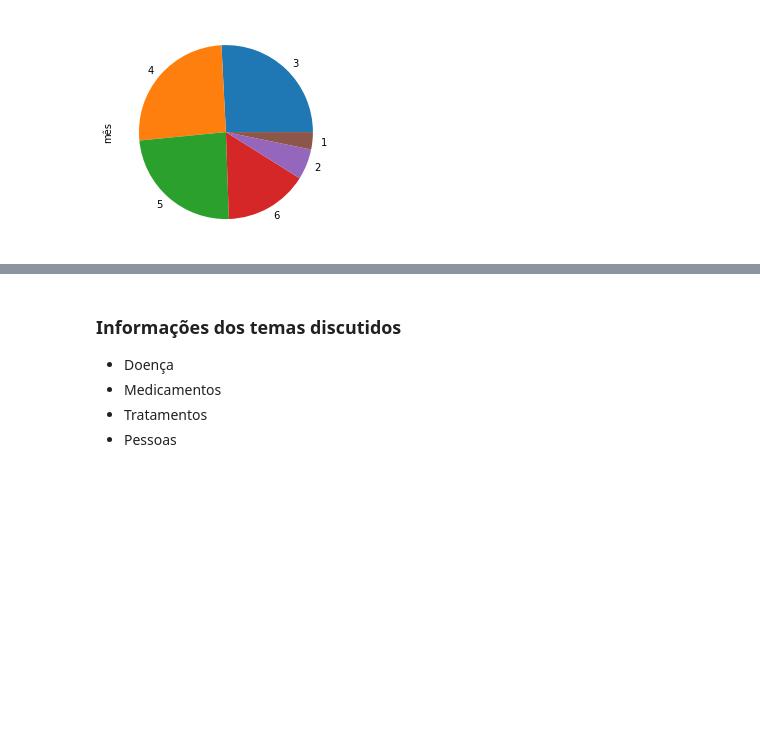
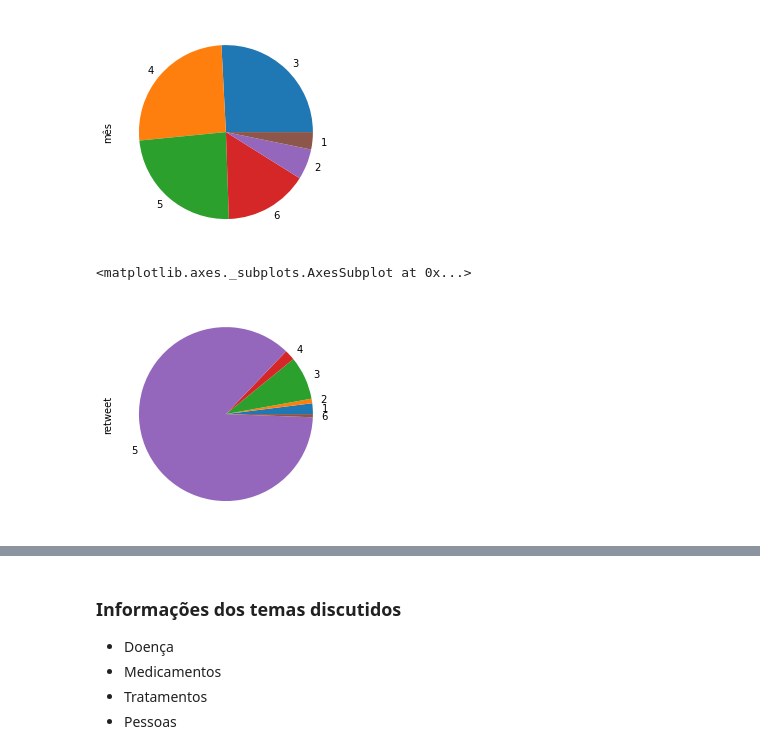
Before and after one commit to Mirnada/Covid_19, a Jupyter notebook: Covid_19.ipynb, the cells around one changed output, grey strips where cells are left out. Cells and saved outputs as stored; diff of their text form; code cells hidden in the pictures; blank space fills up the shorter version.

```diff
--- a/Covid_19.ipynb
+++ b/Covid_19.ipynb
@@ -297,3 +297,8 @@ dfn["mês"].value_counts().plot.pie()
 # %% [output]
 <matplotlib.axes._subplots.AxesSubplot at 0x...>
 [figure]
+# %%
+dfn.groupby(['mês']).retweet.sum().plot.pie()
+# %% [output]
+<matplotlib.axes._subplots.AxesSubplot at 0x...>
+[figure, added]
```
Also changed, not shown: parts of 3 cells of this notebook.
